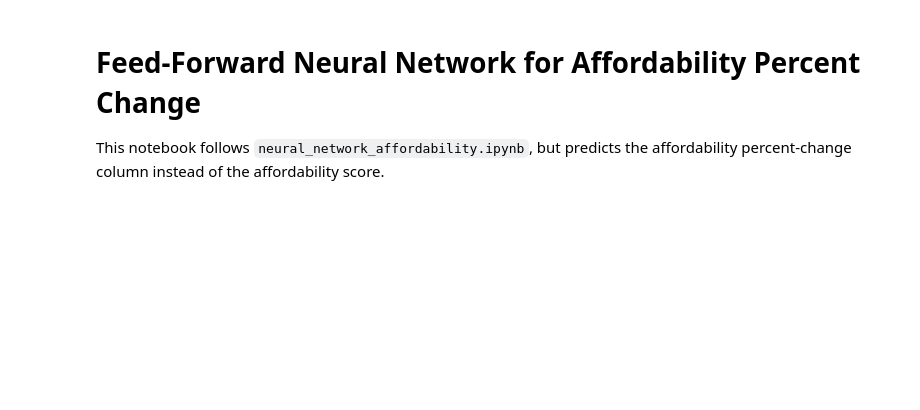
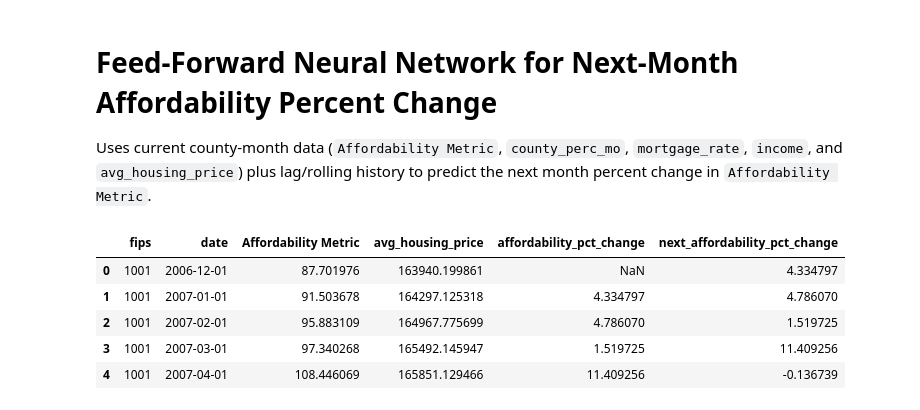
Before and after one commit to zrose3-zr/Affordable-housing-final, a Jupyter notebook: notebooks/fnn_affordability_percent_change.ipynb, the cells around one changed output. Saved outputs shown, nothing was run; the diff lists cells and outputs as text; code cells hidden in the pictures; blank space fills up the shorter version.

```diff
--- a/notebooks/fnn_affordability_percent_change.ipynb
+++ b/notebooks/fnn_affordability_percent_change.ipynb
@@ -1,7 +1,7 @@
 # %% [markdown]
-# Feed-Forward Neural Network for Affordability Percent Change
+# Feed-Forward Neural Network for Next-Month Affordability Percent Change
 
-This notebook follows `neural_network_affordability.ipynb`, but predicts the affordability percent-change column instead of the affordability score.
+Uses current county-month data (`Affordability Metric`, `county_perc_mo`, `mortgage_rate`, `income`, and `avg_housing_price`) plus lag/rolling history to predict the next month percent change in `Affordability Metric`.
 # %%
 import pandas as pd
 import numpy as np
@@ -15,3 +17,44 @@ from tensorflow.keras import layers
 # %%
-df = pd.read_csv('../data/processed/final_3d_df_with_rolling_averages.csv')
+df = pd.read_csv('../data/processed/final_3d_df.csv')
+df['date'] = pd.to_datetime({
+    'year': df['year'].astype(int),
+    'month': df['month'].astype(int),
+    'day': 1
+})
+
+housing_prices_df = pd.read_csv('../data/raw/avg_housing_prices_county.csv').copy()
+housing_prices_df['fips'] = (
+    housing_prices_df['StateCodeFIPS'].astype(int) * 1000
+    + housing_prices_df['MunicipalCodeFIPS'].astype(int)
+)
+price_columns = [col for col in housing_prices_df.columns if col.count('-') == 2]
+housing_long = housing_prices_df[['fips'] + price_columns].melt(
+    id_vars='fips',
+    var_name='date',
+    value_name='avg_housing_price'
+)
+housing_long['date'] = pd.to_datetime(housing_long['date']).dt.to_period('M').dt.to_timestamp()
+housing_long = housing_long.sort_values(['fips', 'date']).reset_index(drop=True)
+
+df = df.merge(housing_long, on=['fips', 'date'], how='left')
+df = df.sort_values(['fips', 'date']).reset_index(drop=True)
+
+grouped = df.groupby('fips', sort=False)
+df['affordability_pct_change'] = grouped['Affordability Metric'].pct_change() * 100
+df['next_affordability_metric'] = grouped['Affordability Metric'].shift(-1)
+df['next_affordability_pct_change'] = (
+    (df['next_affordability_metric'] / df['Affordability Metric']) - 1
+) * 100
+
+df[[
+    'fips', 'date', 'Affordability Metric', 'avg_housing_price',
+    'affordability_pct_change', 'next_affordability_pct_change'
+]].head()
+# %% [output]
+|  | fips | date | Affordability Metric | avg_housing_price | affordability_pct_change | next_affordability_pct_change |
+| 0 | 1001 | 2006-12-01 | 87.701976 | 163940.199861 | NaN | 4.334797 |
+| 1 | 1001 | 2007-01-01 | 91.503678 | 164297.125318 | 4.334797 | 4.786070 |
+| 2 | 1001 | 2007-02-01 | 95.883109 | 164967.775699 | 4.786070 | 1.519725 |
+| 3 | 1001 | 2007-03-01 | 97.340268 | 165492.145947 | 1.519725 | 11.409256 |
+| 4 | 1001 | 2007-04-01 | 108.446069 | 165851.129466 | 11.409256 | -0.136739 |
 # %%
```
Also changed, not shown: parts of 9 cells of this notebook, 1 other file.
